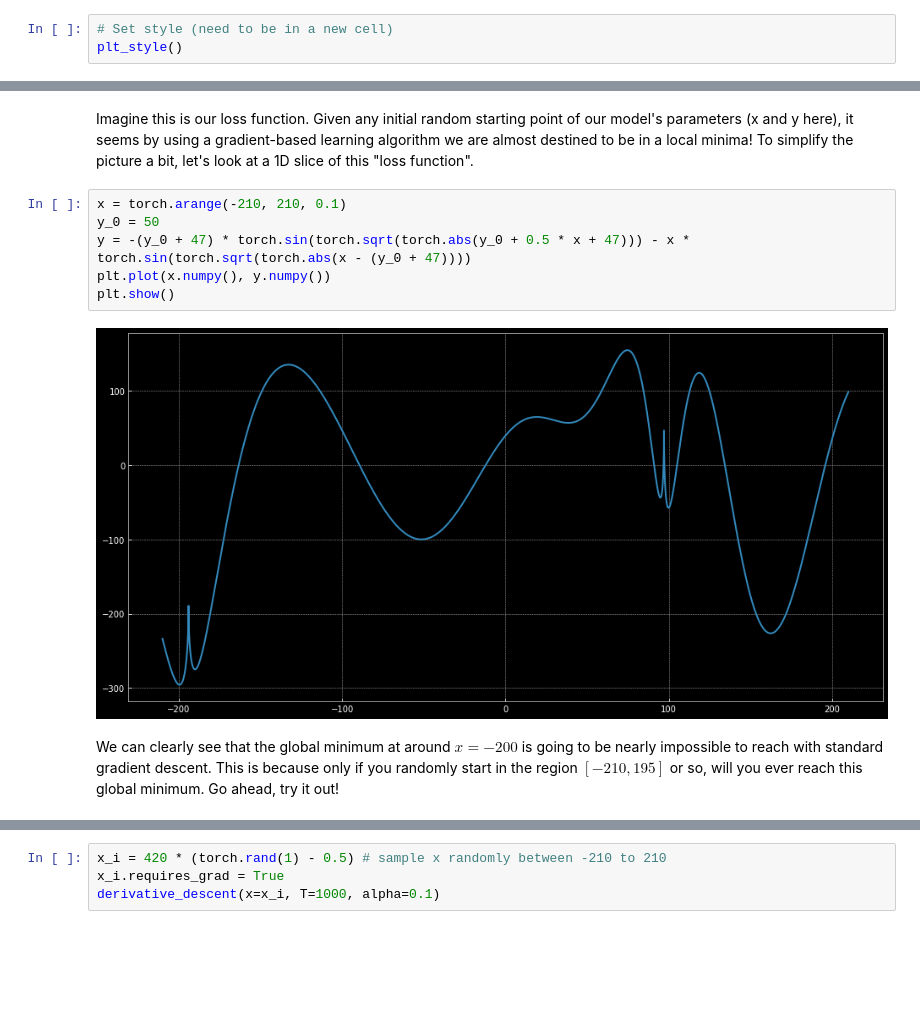
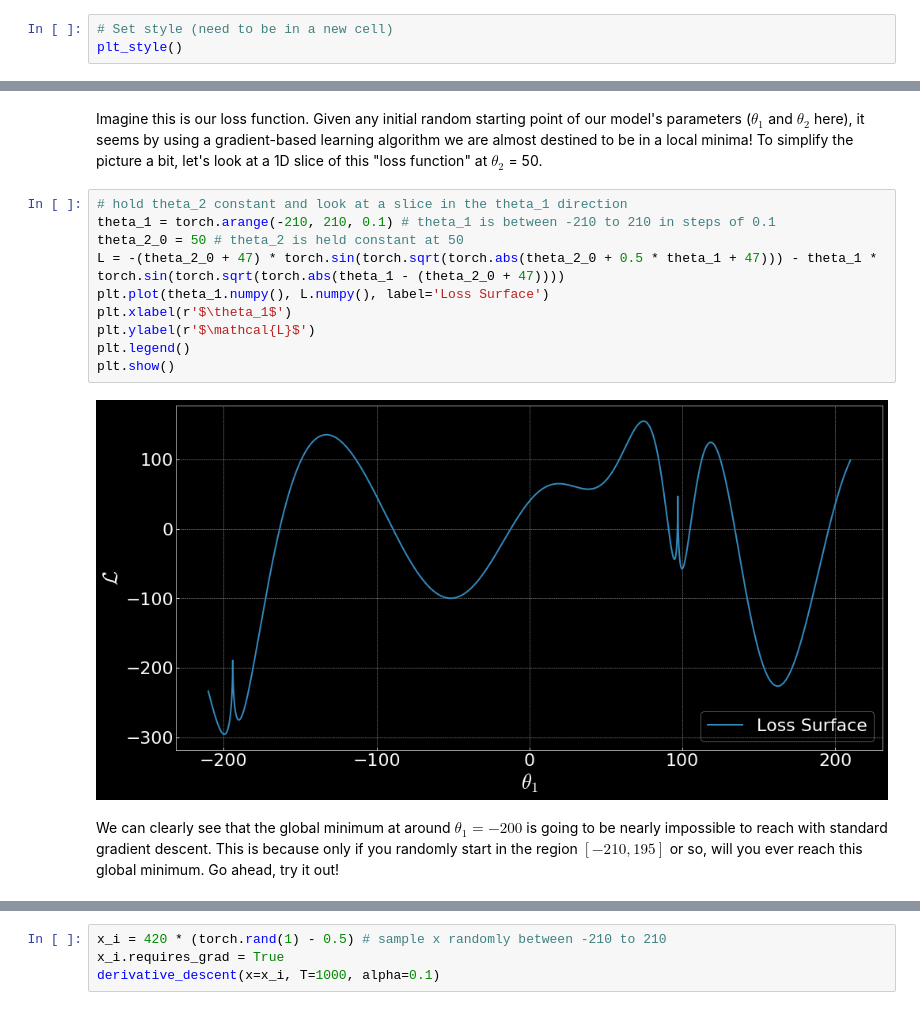
Before and after one commit to AWildridge/cms-machinelearning-notebooks, a Jupyter notebook: Lab 3 - Gradient-Based Learning Methods & Cost Functions.ipynb, the cells around one changed output, grey strips where cells are left out. Cells and saved outputs as stored; diff of their text form; blank space fills up the shorter version.

Commit message:
Added comments to code and rewrote some of the code/explanations to possibly reduce confusion between x, y, and parameters theta

```diff
--- a/Lab 3 - Gradient-Based Learning Methods & Cost Functions.ipynb
+++ b/Lab 3 - Gradient-Based Learning Methods & Cost Functions.ipynb
@@ -39,12 +49,16 @@ plt.show()
 # %% [markdown]
-Imagine this is our loss function. Given any initial random starting point of our model's parameters (x and y here), it seems by using a gradient-based learning algorithm we are almost destined to be in a local minima! To simplify the picture a bit, let's look at a 1D slice of this "loss function".
+Imagine this is our loss function. Given any initial random starting point of our model's parameters ($\theta_1$ and $\theta_2$ here), it seems by using a gradient-based learning algorithm we are almost destined to be in a local minima! To simplify the picture a bit, let's look at a 1D slice of this "loss function" at $\theta_2$ = 50.
 # %%
-x = torch.arange(-210, 210, 0.1)
-y_0 = 50
-y = -(y_0 + 47) * torch.sin(torch.sqrt(torch.abs(y_0 + 0.5 * x + 47))) - x * torch.sin(torch.sqrt(torch.abs(x - (y_0 + 47))))
-plt.plot(x.numpy(), y.numpy())
+# hold theta_2 constant and look at a slice in the theta_1 direction
+theta_1 = torch.arange(-210, 210, 0.1) # theta_1 is between -210 to 210 in steps of 0.1
+theta_2_0 = 50 # theta_2 is held constant at 50
+L = -(theta_2_0 + 47) * torch.sin(torch.sqrt(torch.abs(theta_2_0 + 0.5 * theta_1 + 47))) - theta_1 * torch.sin(torch.sqrt(torch.abs(theta_1 - (theta_2_0 + 47))))
+plt.plot(theta_1.numpy(), L.numpy(), label='Loss Surface')
+plt.xlabel(r'$\theta_1$')
+plt.ylabel(r'$\mathcal{L}$')
+plt.legend()
 plt.show()
 # %% [output]
-[figure, old version]
+[figure, new version]
 # %% [markdown]
-We can clearly see that the global minimum at around $x = -200$ is going to be nearly impossible to reach with standard gradient descent. This is because only if you randomly start in the region $[-210, 195]$ or so, will you ever reach this global minimum. Go ahead, try it out!
+We can clearly see that the global minimum at around $\theta_1 = -200$ is going to be nearly impossible to reach with standard gradient descent. This is because only if you randomly start in the region $[-210, 195]$ or so, will you ever reach this global minimum. Go ahead, try it out!
```
Also changed, not shown: parts of 6 cells of this notebook.
